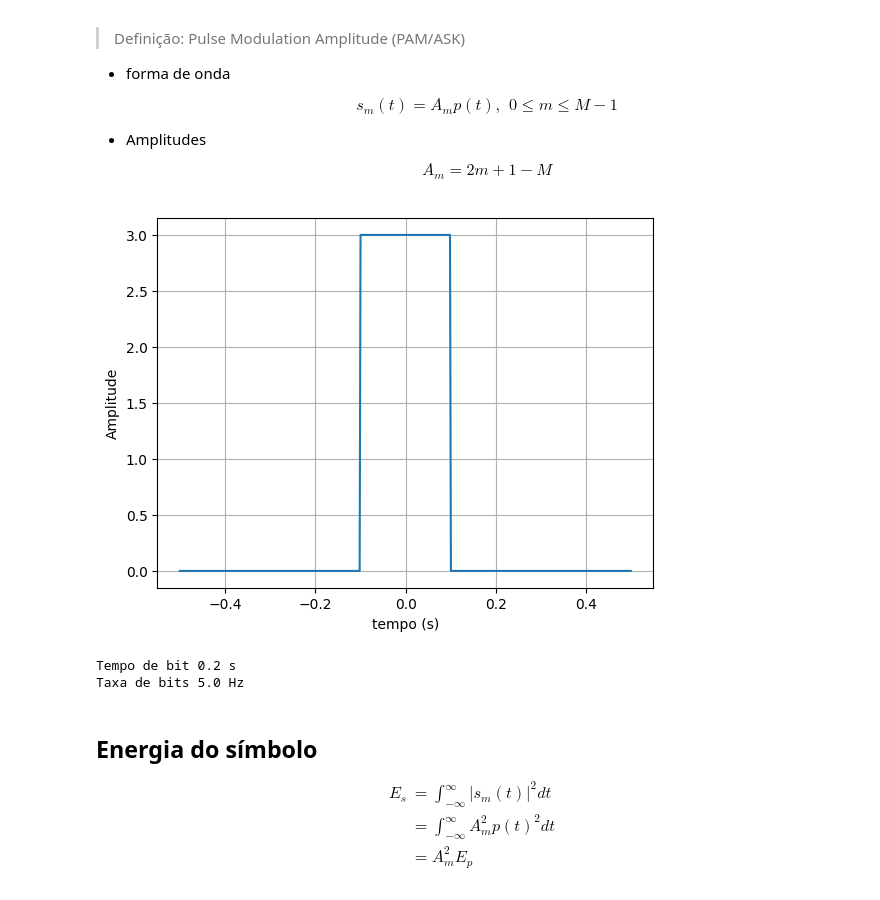
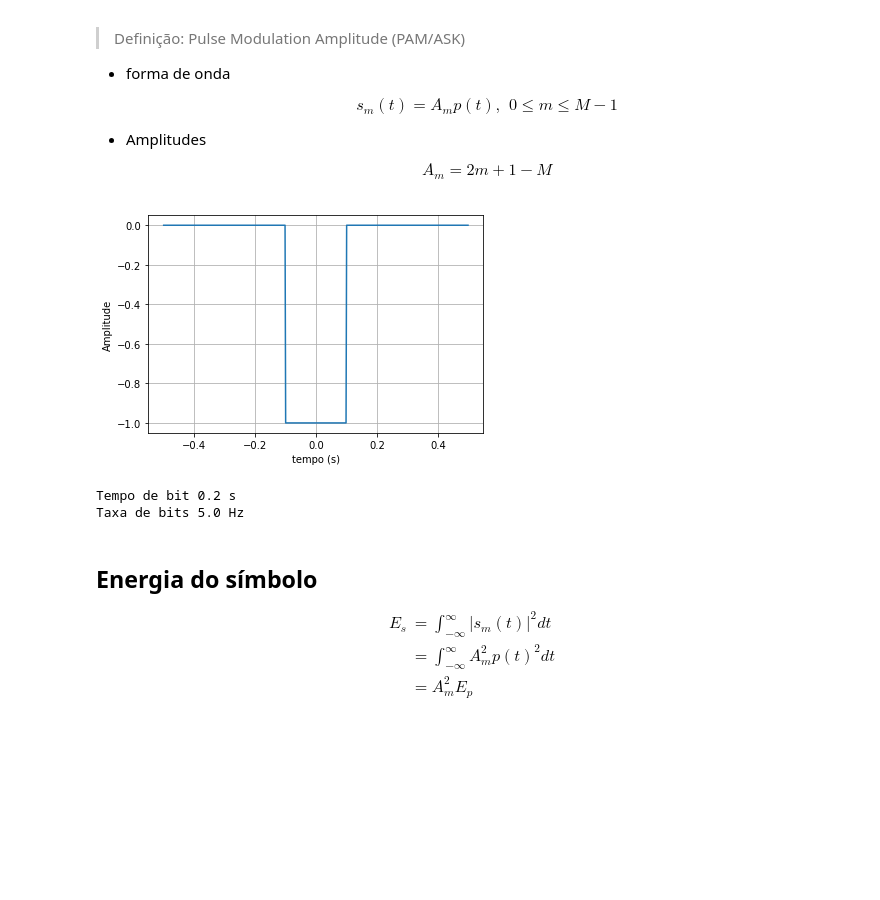
Before and after one commit to araujoUnb/COMMDIGI, a Jupyter notebook: modulação_digital.ipynb, the cells around one changed output. Drawn from its saved outputs; the diff is of its cells as text; code cells hidden in the pictures; blank space fills up the shorter version.

```diff
--- a/modulação_digital.ipynb
+++ b/modulação_digital.ipynb
@@ -110,29 +110,29 @@ Taxa de bits 5.0 Hz
   A_m = 2m + 1 - M
   $$
 # %%
-def mod_am(integer, M,fs,Tb):
+def mod_pam(integer, M,fs,Tb):
 
     A_m = 2*integer  - M + 1
 
     return rect_pulse(A_m,fs,Tb)
 
 A = 1
 fs=500
 Tb = 0.2
 M = 4
-integer = 3    # integer < M
-(t,g) = mod_am(integer, M,fs,Tb)
+integer = 1    # integer < M
+(t,g) = mod_pam(integer, M,fs,Tb)
 
 plt.plot(t,g)
 plt.xlabel("tempo (s)")
 plt.ylabel("Amplitude")
 plt.grid()
 plt.show()
 
 print("Tempo de bit", Tb, "s")
 print("Taxa de bits", 1/Tb, "Hz")
 # %% [output]
-[figure, old version]
+[figure, new version]
 Tempo de bit 0.2 s
 Taxa de bits 5.0 Hz
 # %% [markdown]
```
Also changed, not shown: parts of 1 cell of this notebook.
